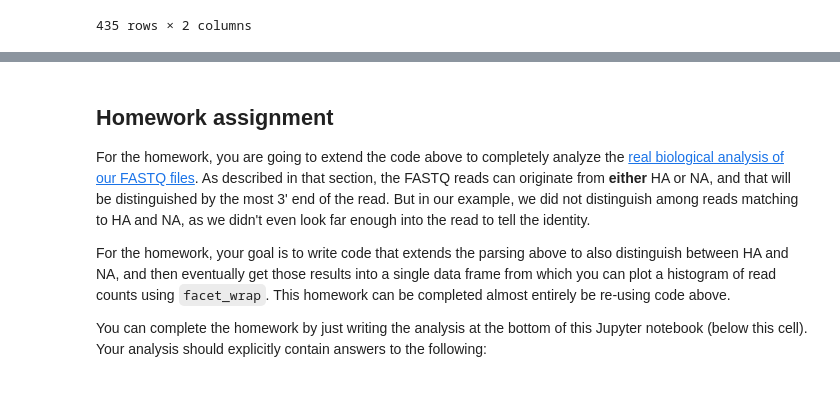
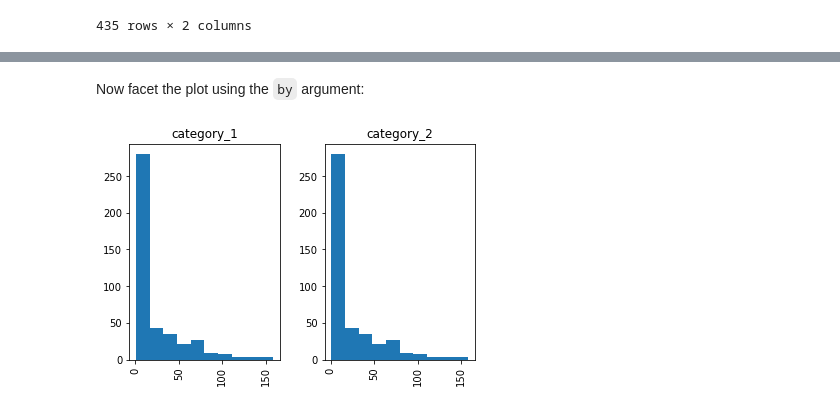
Before and after one commit to FredHutch/tfcb_2022, a Jupyter notebook: lectures/lecture09/lecture09.ipynb, the cells around one changed output, grey strips where cells are left out. Cells and saved outputs as stored; diff of their text form; code cells hidden in the pictures.

```diff
--- a/lectures/lecture09/lecture09.ipynb
+++ b/lectures/lecture09/lecture09.ipynb
@@ -588,11 +288,6 @@ p
-# %% [markdown]
-## Homework assignment
-For the homework, you are going to extend the code above to completely analyze the [real biological analysis of our FASTQ files](#real_analysis).
-As described in that section, the FASTQ reads can originate from **either** HA or NA, and that will be distinguished by the most 3' end of the read.
-But in our example, we did not distinguish among reads matching to HA and NA, as we didn't even look far enough into the read to tell the identity.
-
-For the homework, your goal is to write code that extends the parsing above to also distinguish between HA and NA, and then eventually get those results into a single data frame from which you can plot a histogram of read counts using `facet_wrap`.
-This homework can be completed almost entirely be re-using code above.
-
-You can complete the homework by just writing the analysis at the bottom of this Jupyter notebook (below this cell).
-Your analysis should explicitly contain answers to the following:
+# %% [markdown]
+Now facet the plot using the `by` argument:
+# %%
+fig2 = dummy_df.hist('count', by = 'dummy_variable')
+# %% [output]
+[figure, added]
```
Also changed, not shown: parts of 81 cells of this notebook, 5 other files.
